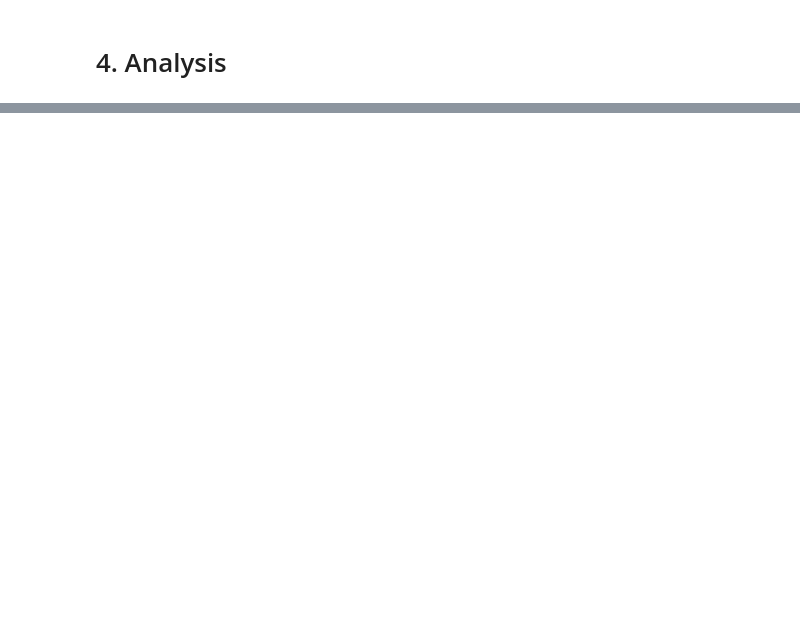
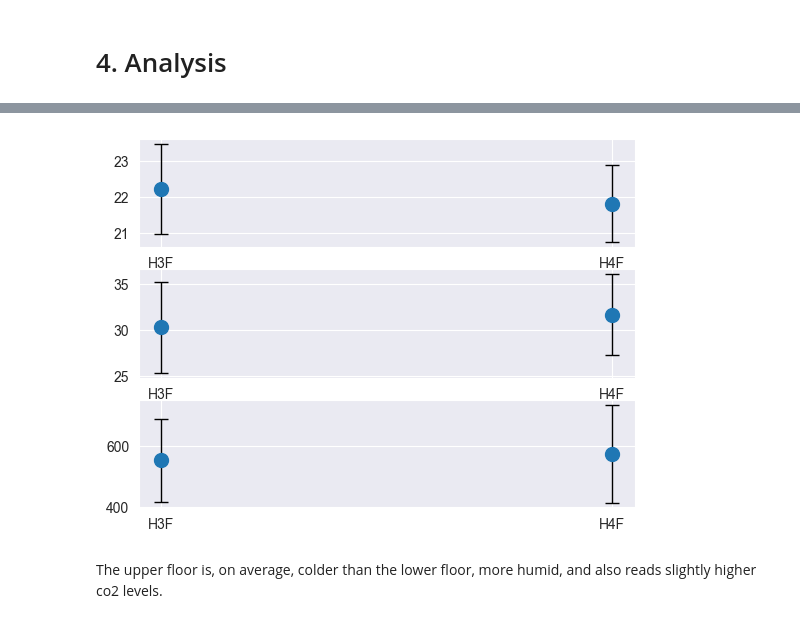
Before and after one commit to SidMurthy97/fp_task, a Jupyter notebook: analysis.ipynb, the cells around one changed output, grey strips where cells are left out. Cells and saved outputs as stored; diff of their text form; code cells hidden in the pictures; blank space fills up the shorter version.

Commit message:
began computing and visualising metrics

```diff
--- a/analysis.ipynb
+++ b/analysis.ipynb
@@ -323,0 +326,3 @@ iaq_w_floors.head()
+# %%
+iaq_w_floors["Temperature (°C)"] = iaq_w_floors["Temperature (°C)"] - 1.5
+iaq_w_floors.head()
@@ -391,0 +352,6 @@ sns.lineplot(data=iaq_temp_ma[iaq_temp_ma["floor"] == "H3F"],
+# %%
+macro_mean = iaq_w_floors.groupby(["floor"]).mean(numeric_only = True)
+macro_std = iaq_w_floors.groupby(["floor"]).std(numeric_only = True)
+
+print(macro_mean)
+macro_std
@@ -391,0 +367,12 @@ sns.lineplot(data=iaq_temp_ma[iaq_temp_ma["floor"] == "H3F"],
+# %%
+fig, axs = plt.subplots(3,1)
+for column,ax in zip(macro_mean,axs.flat):
+
+    points = list(macro_mean[column])
+    errors = list(macro_std[column])
+
+    ax.errorbar(["H3F","H4F"],points,errors,fmt='o',ecolor='k',capsize=5, elinewidth=1, ms= 10)
+# %% [output]
+[figure, added]
+# %% [markdown]
+The upper floor is, on average, colder than the lower floor, more humid, and also reads slightly higher co2 levels.
```
Also changed, not shown: parts of 13 cells of this notebook.
